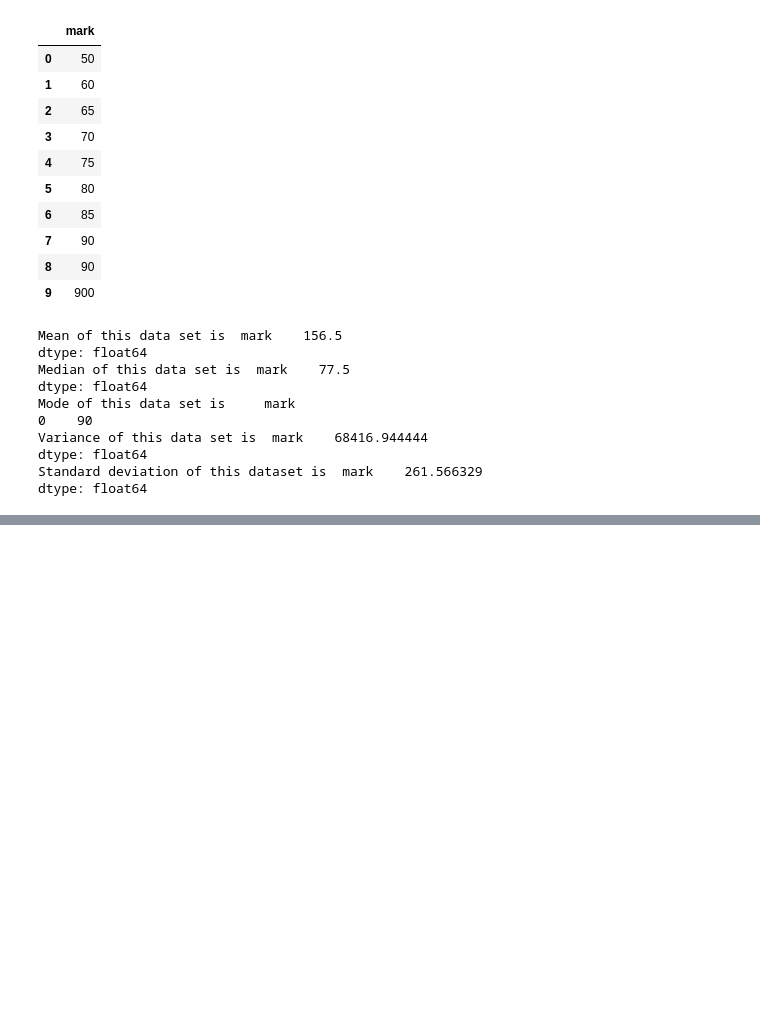
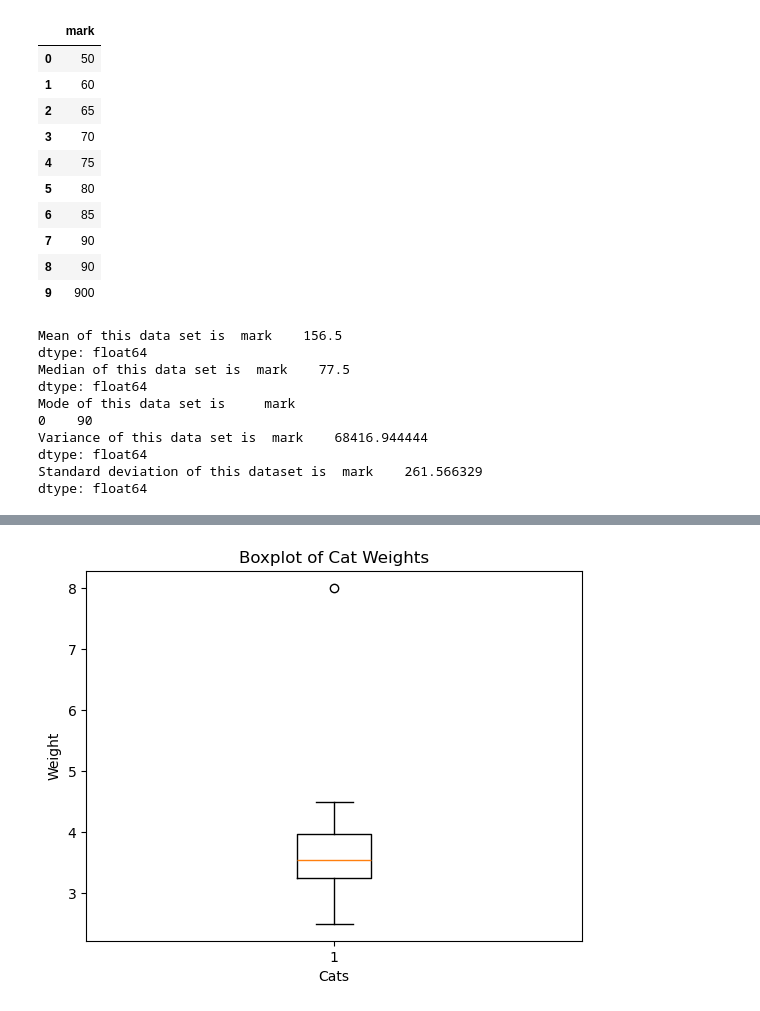
Before and after one commit to arman-hossain45/Phitrom_AI-ML, a Jupyter notebook: PracticeModule.ipynb, the cells around one changed output, grey strips where cells are left out. Saved outputs shown, nothing was run; the diff lists cells and outputs as text; code cells hidden in the pictures; blank space fills up the shorter version.

```diff
--- a/PracticeModule.ipynb
+++ b/PracticeModule.ipynb
@@ -305,0 +320,4 @@ dtype: float64
+# %%
+cat=[2.5,3.0,3.2,8,3.4,3.5,3.6,3.9,4,4.5]
+df=pd.DataFrame(cat, columns=['Cat weights'])
+df
@@ -305,0 +375,5 @@ dtype: float64
+# %%
+#Z score of this data set
+df['Z_Score']=(df['Cat weights']-df['Cat weights'].mean())/df['Cat weights'].std()
+
+df
@@ -305,0 +392,10 @@ dtype: float64
+# %%
+import matplotlib.pyplot as plt
+
+plt.boxplot(df['Cat weights'])
+plt.title("Boxplot of Cat Weights")
+plt.xlabel("Cats")
+plt.ylabel("Weight")
+plt.show()
+# %% [output]
+[figure, added]
```
Also changed, not shown: parts of 10 cells of this notebook.
